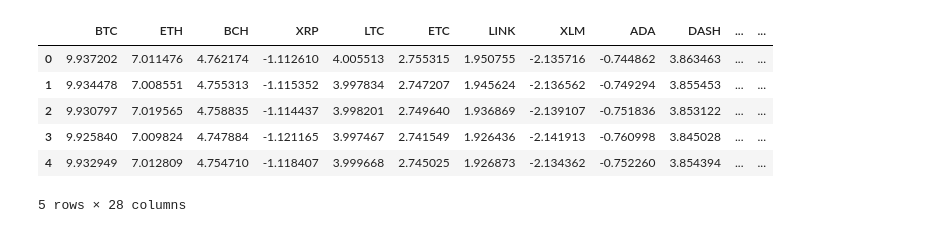
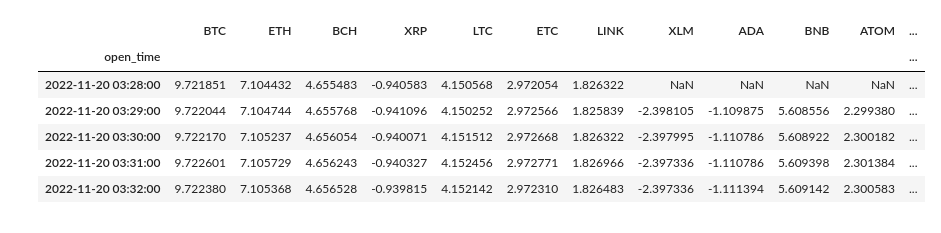
Before and after one commit to beannguyen/crypto-pair-trading, a Jupyter notebook: src/research/Live Test Crypto Pair Trading with Johansen Test.ipynb, the cells around one changed output. Drawn from its saved outputs; the diff is of its cells as text; code cells hidden in the pictures.

```diff
--- a/src/research/Live Test Crypto Pair Trading with Johansen Test.ipynb
+++ b/src/research/Live Test Crypto Pair Trading with Johansen Test.ipynb
@@ -16,10 +20,10 @@ import matplotlib.pyplot as plt
 # %%
 API_BASE = 'https://fapi.binance.com/fapi/v1/'
-TIMEFRAME = '1h'
-lookback = 60
+# TIMEFRAME = '1h'
+# lookback = 30*4
 
-# TIMEFRAME = '5m'
-# lookback = 15
+TIMEFRAME = '1m'
+lookback = 20
 # %%
 
 
@@ -64,12 +68,12 @@ def get_batch(symbol, interval='1m', start_time=0, limit=1000):
         response = requests.get(f'{API_BASE}klines', params, timeout=30)
     except requests.exceptions.ConnectionError:
         print('Connection error, Cooling down for 5 mins...')
-        time.sleep(5 * 60)
+        time.sleep(15)
         return get_batch(symbol, interval, start_time, limit)
 
     except requests.exceptions.Timeout:
         print('Timeout, Cooling down for 5 min...')
-        time.sleep(5 * 60)
+        time.sleep(15)
         return get_batch(symbol, interval, start_time, limit)
 
     if response.status_code == 200:
@@ -123,6 +127,8 @@ def get_candles(base, quote, start_date: datetime, interval='1m'):
         df = pd.concat(batches, ignore_index=True)
         df.drop(columns=DROP_COLUMNS, inplace=True)
         df['open_time'] = pd.to_datetime(df['open_time'], unit='ms')
+        df.set_index('open_time', inplace=True)
+        df = df[~df.index.duplicated(keep='first')]
         return df
 # %%
 # symbols = pd.read_csv(f'{DATA_PATH}/../symbols.csv')['symbol'].values.tolist()
@@ -135,23 +141,13 @@ symbols = ['BTCUSDT',
  'LINKUSDT',
  'XLMUSDT',
  'ADAUSDT',
- 'DASHUSDT',
  'BNBUSDT',
  'ATOMUSDT',
- 'NEOUSDT',
  'ALGOUSDT',
- 'DOGEUSDT',
  'DOTUSDT',
  'SOLUSDT',
  'AVAXUSDT',
- 'FTMUSDT',
- 'ENJUSDT',
- 'NEARUSDT',
- 'AAVEUSDT',
  'MATICUSDT',
- 'MANAUSDT',
- 'TRXUSDT',
- 'UNIUSDT',
  'XMRUSDT',
  'BCHUSDT',
  ]
@@ -179,7 +175,7 @@ df.head()
-|  | BTC | ETH | BCH | XRP | LTC | ETC | LINK | XLM | ADA | DASH | ... | ... |
-| 0 | 9.937202 | 7.011476 | 4.762174 | -1.112610 | 4.005513 | 2.755315 | 1.950755 | -2.135716 | -0.744862 | 3.863463 | ... | ... |
-| 1 | 9.934478 | 7.008551 | 4.755313 | -1.115352 | 3.997834 | 2.747207 | 1.945624 | -2.136562 | -0.749294 | 3.855453 | ... | ... |
-| 2 | 9.930797 | 7.019565 | 4.758835 | -1.114437 | 3.998201 | 2.749640 | 1.936869 | -2.139107 | -0.751836 | 3.853122 | ... | ... |
-| 3 | 9.925840 | 7.009824 | 4.747884 | -1.121165 | 3.997467 | 2.741549 | 1.926436 | -2.141913 | -0.760998 | 3.845028 | ... | ... |
-| 4 | 9.932949 | 7.012809 | 4.754710 | -1.118407 | 3.999668 | 2.745025 | 1.926873 | -2.134362 | -0.752260 | 3.854394 | ... | ... |
+|  | BTC | ETH | BCH | XRP | LTC | ETC | LINK | XLM | ADA | BNB | ATOM | ... |
+| open_time |  |  |  |  |  |  |  |  |  |  |  | ... |
+| 2022-11-20 03:28:00 | 9.721851 | 7.104432 | 4.655483 | -0.940583 | 4.150568 | 2.972054 | 1.826322 | NaN | NaN | NaN | NaN | ... |
+| 2022-11-20 03:29:00 | 9.722044 | 7.104744 | 4.655768 | -0.941096 | 4.150252 | 2.972566 | 1.825839 | -2.398105 | -1.109875 | 5.608556 | 2.299380 | ... |
+| 2022-11-20 03:30:00 | 9.722170 | 7.105237 | 4.656054 | -0.940071 | 4.151512 | 2.972668 | 1.826322 | -2.397995 | -1.110786 | 5.608922 | 2.300182 | ... |
+| 2022-11-20 03:31:00 | 9.722601 | 7.105729 | 4.656243 | -0.940327 | 4.152456 | 2.972771 | 1.826966 | -2.397336 | -1.110786 | 5.609398 | 2.301384 | ... |
+| 2022-11-20 03:32:00 | 9.722380 | 7.105368 | 4.656528 | -0.939815 | 4.152142 | 2.972310 | 1.826483 | -2.397336 | -1.111394 | 5.609142 | 2.300583 | ... |
-5 rows × 28 columns
```
Also changed, not shown: parts of 14 cells of this notebook, 23 other files.
